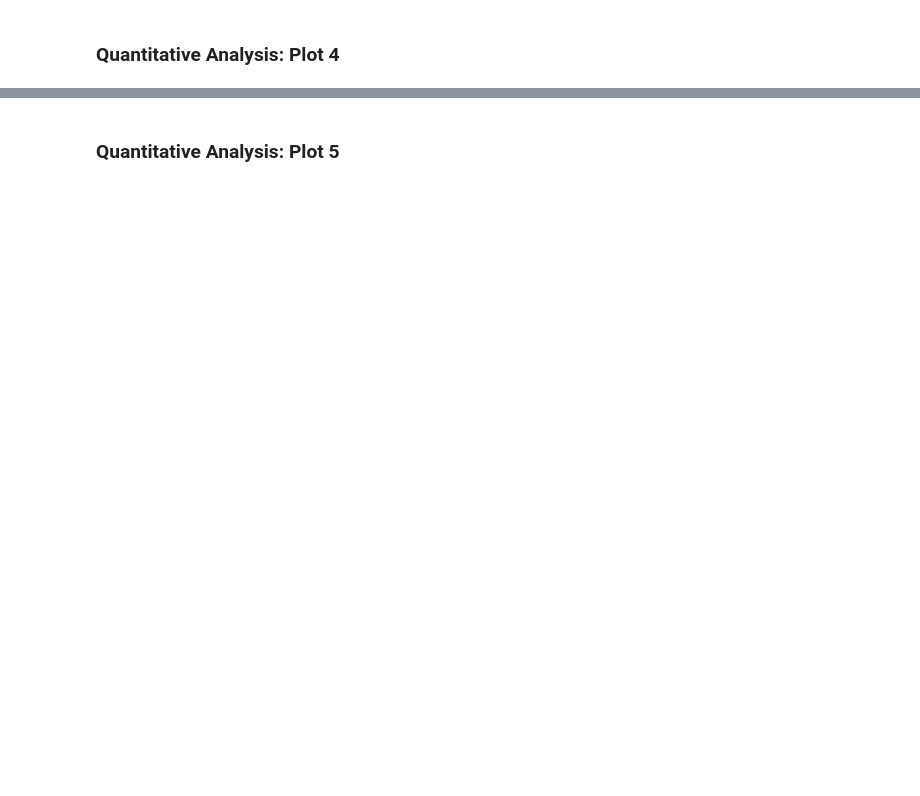
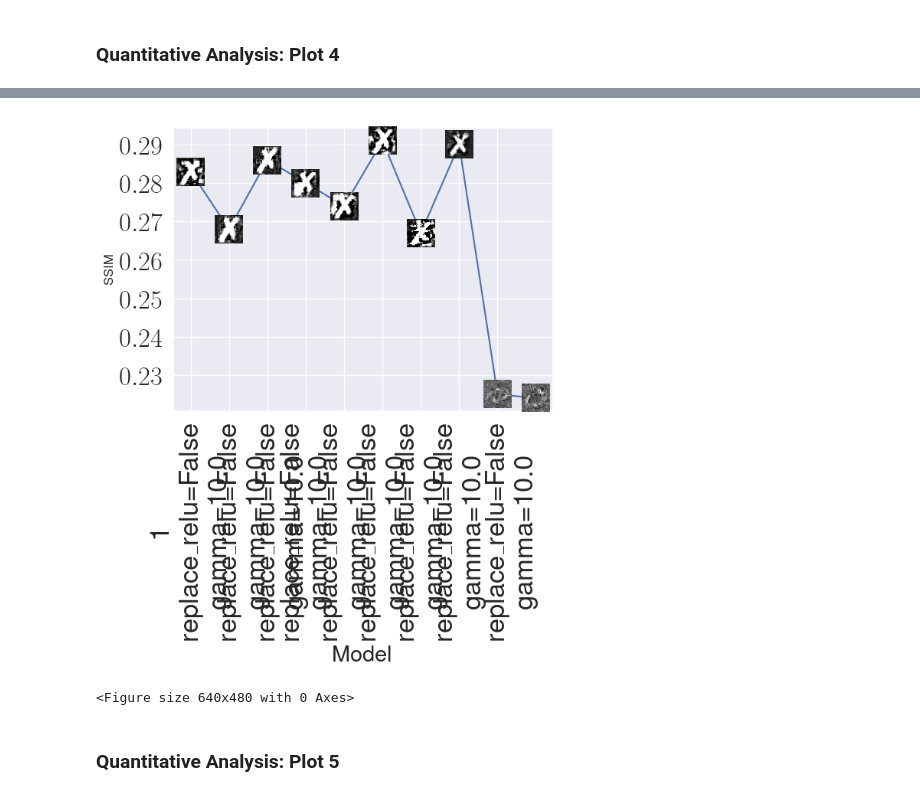
Before and after one commit to dilyabareeva/grad_slingshot, a Jupyter notebook: notebooks/evaluation.ipynb, the cells around one changed output, grey strips where cells are left out. Cells and saved outputs as stored; diff of their text form; code cells hidden in the pictures; blank space fills up the shorter version.

Commit message:
improve eval pipeline + run black

```diff
--- a/notebooks/evaluation.ipynb
+++ b/notebooks/evaluation.ipynb
@@ -150,18 +177,10 @@ ssim_means = eval_table[dist_funcs[0][0] + "_mean"].str[1:].astype(float).copy()
 # %%
-eval_table = eval_table[
-    ["acc"] + [d[0] for d in dist_funcs[::-1]]
-    ]
+eval_table = eval_table[["acc", "auc"] + [d[0] for d in dist_funcs_100[::-1]]]
 eval_table["acc"] = eval_table["acc"].map("{:,.3f}".format).astype(str)
+eval_table["auc"] = eval_table["auc"].map("{:,.3f}".format).astype(str)
 eval_table = eval_table.reset_index(drop=False)
-eval_table["model"] = eval_table["model"].str[10:].str.replace("odel", "Original")
-#eval_table["model"][eval_table["model"] != "Original"] = eval_table["model"][eval_table["model"] != "Original"].apply(sci_notation)
-
-eval_table["model"][eval_table["model"] != "Original"] = eval_table["model"][
-    eval_table["model"] != "Original"
-    ].astype(str)
-eval_table.columns = [
-                         r"$\alpha$",
-                         "Accuracy"] + [d[0] for d in dist_funcs[::-1]]
+eval_table["model"] = alphas
+eval_table.columns = [r"$\alpha$", "Accuracy", "auc"] + [d[0] for d in dist_funcs_100[::-1]]
 
 
 print(eval_table.to_latex(escape=False, index=False))
@@ -168,49 +205,64 @@ print(eval_table.to_latex(escape=False, index=False))
 # %%
 results_df_basic = results_df_basic.reset_index(drop=True)
+
+
 def plot_ssim_examples():
     fig, ax = plt.subplots()
-    ax = imscatter(np.arange(1,len(models)), ssim_means[1:], results_df_basic['picture'][1:], zoom=0.95, ax=ax)
-    ax.plot(np.arange(1,len(models)), ssim_means[1:])
+    ax = imscatter(
+        np.arange(1, len(models)),
+        ssim_means[1:],
+        results_df_basic["picture"][1:],
+        zoom=0.95,
+        ax=ax,
+    )
+    ax.plot(np.arange(1, len(models)), ssim_means[1:])
     return ax, fig
+
 
 def imscatter(x, y, images, ax=None, zoom=1):
     x, y = np.atleast_1d(x, y)
     artists = []
     i = 1
     for x0, y0 in zip(x, y):
         image = images[i].squeeze()
         if len(image.shape) == 2:
-            cmap = 'gray'
+            cmap = "gray"
         else:
             cmap = None
         im = OffsetImage(images[i].squeeze(), zoom=zoom, cmap=cmap)
-        ab = AnnotationBbox(im, (x0, y0), xycoords='data', frameon=False)
+        ab = AnnotationBbox(im, (x0, y0), xycoords="data", frameon=False)
         artists.append(ax.add_artist(ab))
         i += 1
     ax.update_datalim(np.column_stack([x, y]))
     ax.autoscale()
     return ax
 
+
 ax, fig = plot_ssim_examples()
-plt.rcParams.update({
+plt.rcParams.update(
+    {
         "text.usetex": True,
         "axes.titlesize": 10,
         "axes.labelsize": 13,
         "font.size": 10,
         "font.family": "Helvetica",
         "xtick.labelsize": 12,
         "ytick.labelsize": 10,
-        'text.latex.preamble': r"\usepackage{amsmath}\usepackage{color}",
-    })
-ax.set_xticks(range(1, 10), eval_table[r"$\alpha$"][1:-1], rotation='vertical')
-#plt.gca().set_aspect(7)
-#plt.ylim([min(ssim_means)-0.08, max(ssim_means)+0.08])
-#plt.xlim([0.4, 10.6])
-ax.set_xlabel(r'Model', fontsize=21)
-ax.set_ylabel(r'SSIM', fontsize=12)
+        "text.latex.preamble": r"\usepackage{amsmath}\usepackage{color}",
+    }
+)
+ax.set_xticks(range(1, 10), eval_table[r"$\alpha$"][1:-1], rotation="vertical")
+# plt.gca().set_aspect(7)
+# plt.ylim([min(ssim_means)-0.08, max(ssim_means)+0.08])
+# plt.xlim([0.4, 10.6])
+ax.set_xlabel(r"Model", fontsize=21)
+ax.set_ylabel(r"SSIM", fontsize=12)
 plt.savefig(f"{save_path}/ssim_dynamics.png", bbox_inches="tight")
 plt.show()
 plt.clf()
+# %% [output]
+[figure, added]
+<Figure size 640x480 with 0 Axes>
 # %% [markdown]
 ### Quantitative Analysis: Plot 5
 # %%
```
Also changed, not shown: parts of 20 cells of this notebook, 18 other files.
